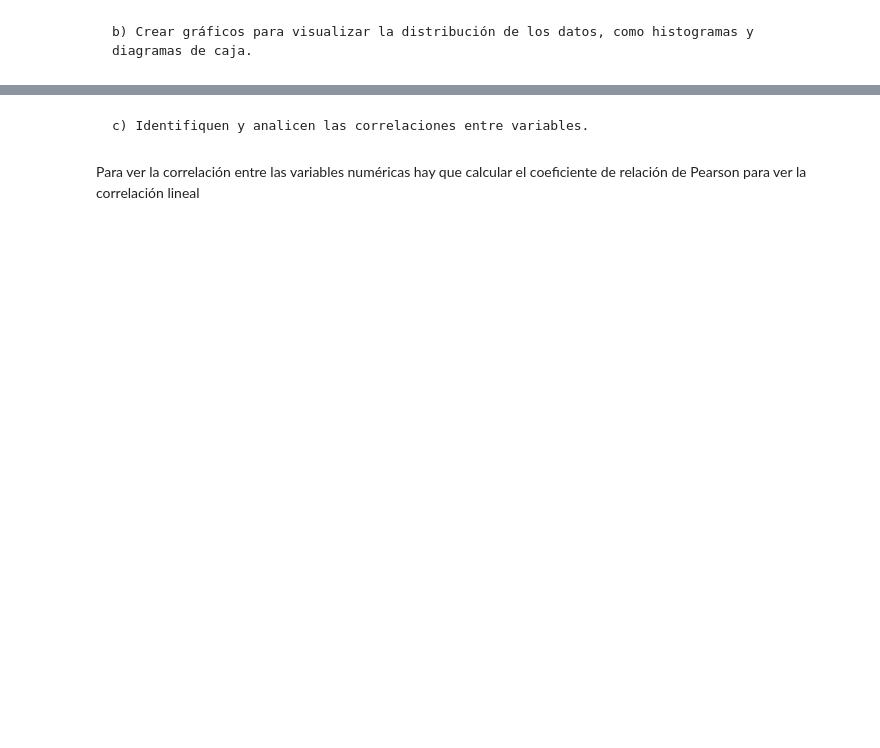
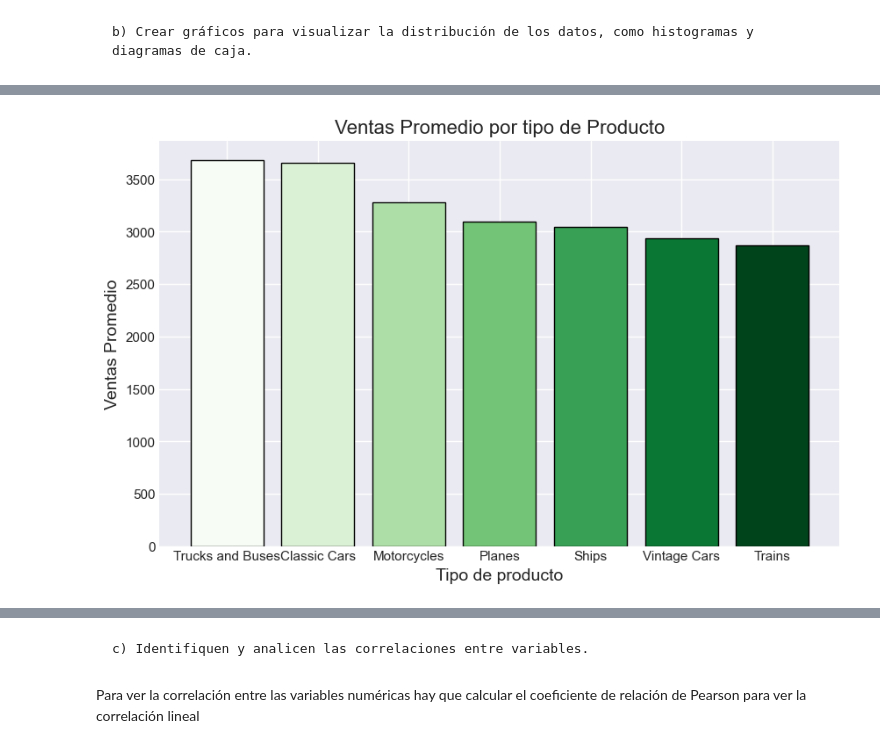
Before and after one commit to oliviaclemente/Programaci-n_Trabajo, a Jupyter notebook: jupyter.ipynb, the cells around one changed output, grey strips where cells are left out. Drawn from its saved outputs; the diff is of its cells as text; code cells hidden in the pictures; blank space fills up the shorter version.

```diff
--- a/jupyter.ipynb
+++ b/jupyter.ipynb
@@ -286,0 +297,20 @@ plt.show()
+# %%
+# Calcular la media de las ventas por línea de producto
+ventas_promedio = df.groupby('linea_producto')['ventas'].mean().sort_values(ascending=False)
+
+# Configurar el estilo del gráfico
+plt.style.use('seaborn-darkgrid')
+
+# Crear el gráfico de barras
+fig, ax = plt.subplots(figsize=(10, 6))
+bar_plot = ax.bar(ventas_promedio.index, ventas_promedio, color=plt.cm.Greens(np.linspace(0, 1, len(ventas_promedio))), edgecolor='black')
+
+# Añadir etiquetas y título
+ax.set_title('Ventas Promedio por tipo de Producto', fontsize=16)
+ax.set_xlabel('Tipo de producto', fontsize=14)
+ax.set_ylabel('Ventas Promedio', fontsize=14)
+
+# Mostrar el gráfico
+plt.show()
+# %% [output]
+[figure, added]
```
Also changed, not shown: parts of 34 cells of this notebook.
